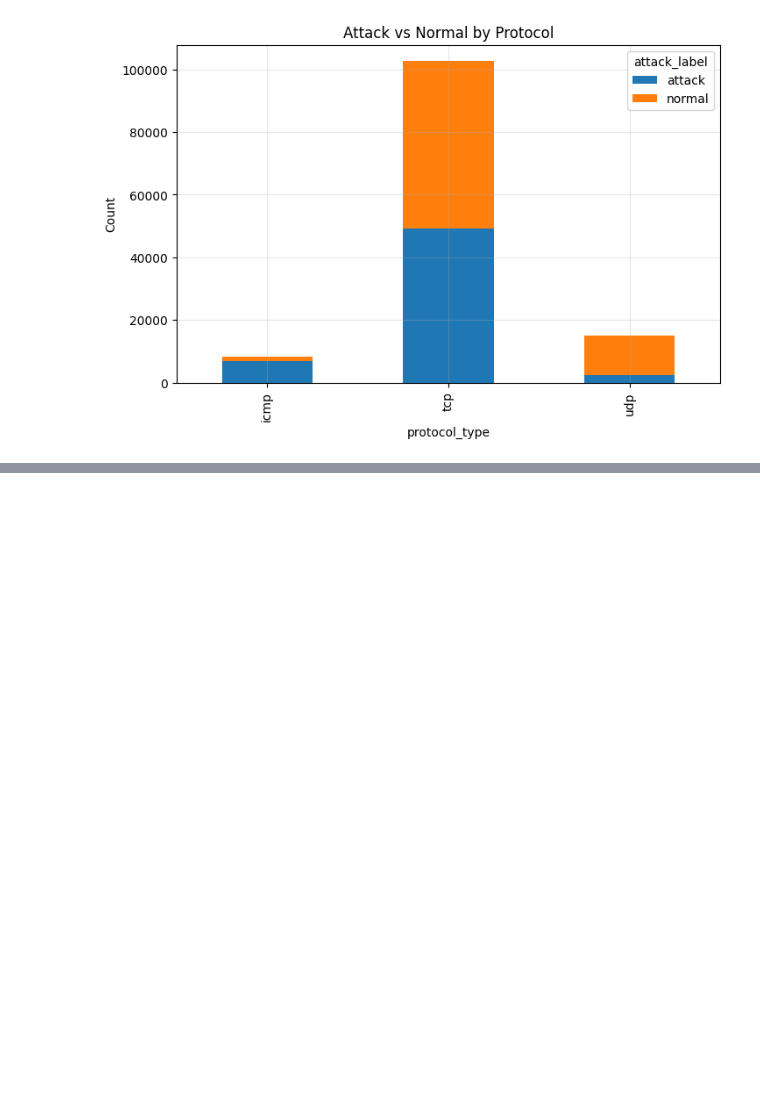
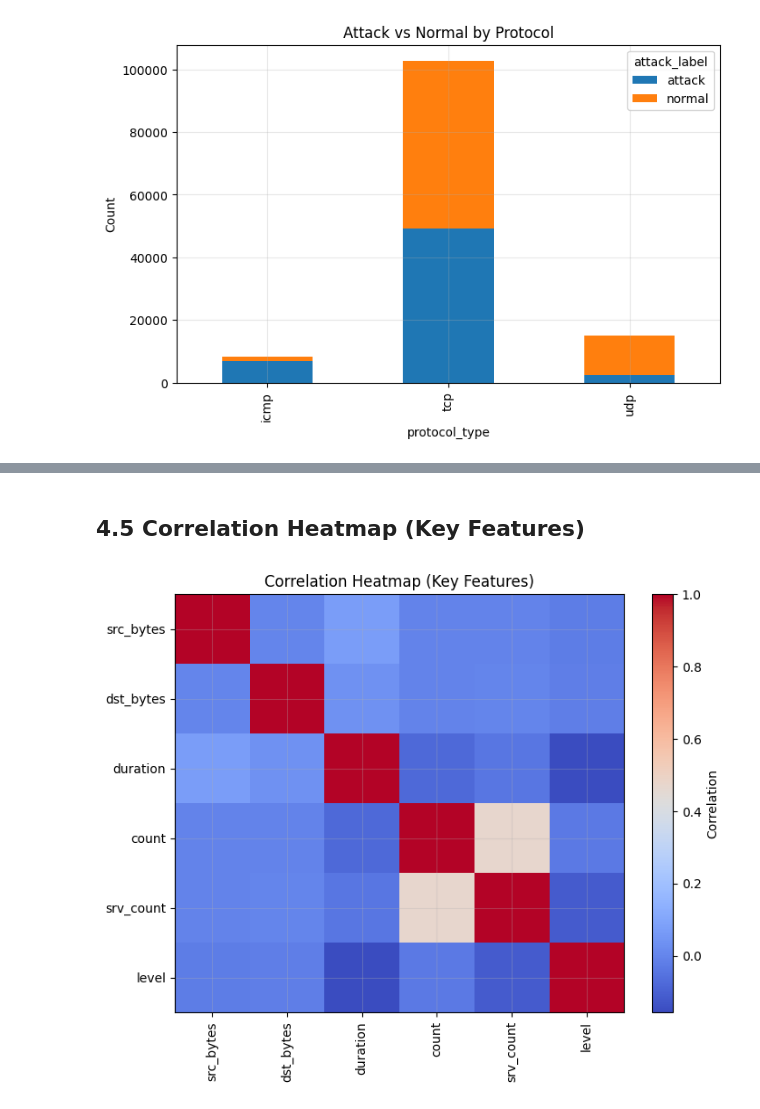
Before and after one commit to hadeswithming23/DeepLearning, a Jupyter notebook: GroupG_DLI.ipynb, the cells around one changed output, grey strips where cells are left out. Saved outputs shown, nothing was run; the diff lists cells and outputs as text; code cells hidden in the pictures; blank space fills up the shorter version.

```diff
--- a/GroupG_DLI.ipynb
+++ b/GroupG_DLI.ipynb
@@ -240,0 +258,13 @@ plt.show()
+# %% [markdown]
+## 4.5 Correlation Heatmap (Key Features)
+# %%
+corr = df[numeric_cols + ['level']].corr()
+plt.figure(figsize=(8,6))
+plt.imshow(corr, cmap="coolwarm", aspect="auto")
+plt.colorbar(label="Correlation")
+plt.xticks(np.arange(len(corr.columns)), corr.columns, rotation=90)
+plt.yticks(np.arange(len(corr.columns)), corr.columns)
+plt.title("Correlation Heatmap (Key Features)")
+plt.show()
+# %% [output]
+[figure, added]
```
Also changed, not shown: parts of 2 cells of this notebook.
